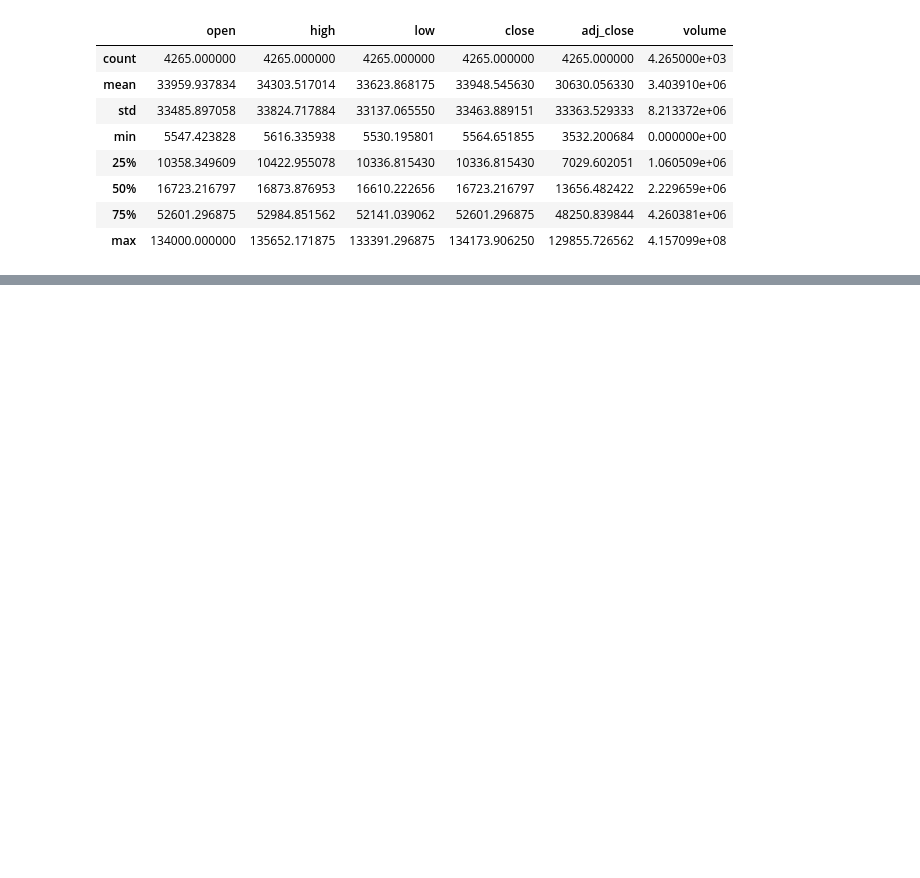
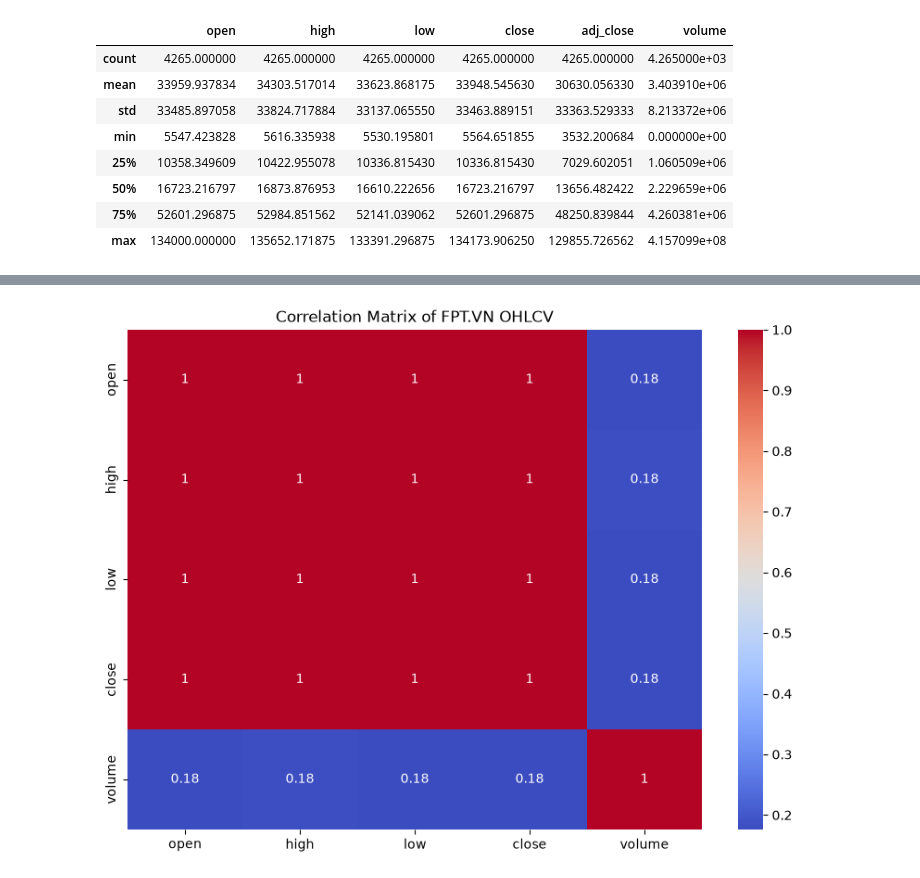
Before and after one commit to KhoaZr/personal-quant-system, a Jupyter notebook: doc/notebook/EDA.ipynb, the cells around one changed output, grey strips where cells are left out. Cells and saved outputs as stored; diff of their text form; code cells hidden in the pictures; blank space fills up the shorter version.

```diff
--- a/doc/notebook/EDA.ipynb
+++ b/doc/notebook/EDA.ipynb
@@ -75,0 +125,12 @@ plt.show()
+# %%
+plt.figure(figsize=(10,7))
+
+sns.heatmap(
+    df[["open","high","low","close","volume"]].corr(),
+    annot=True,
+    cmap="coolwarm"
+)
+plt.title("Correlation Matrix of FPT.VN OHLCV")
+plt.show()
+# %% [output]
+[figure, added]
```
Also changed, not shown: parts of 9 cells of this notebook, 2 other files.
